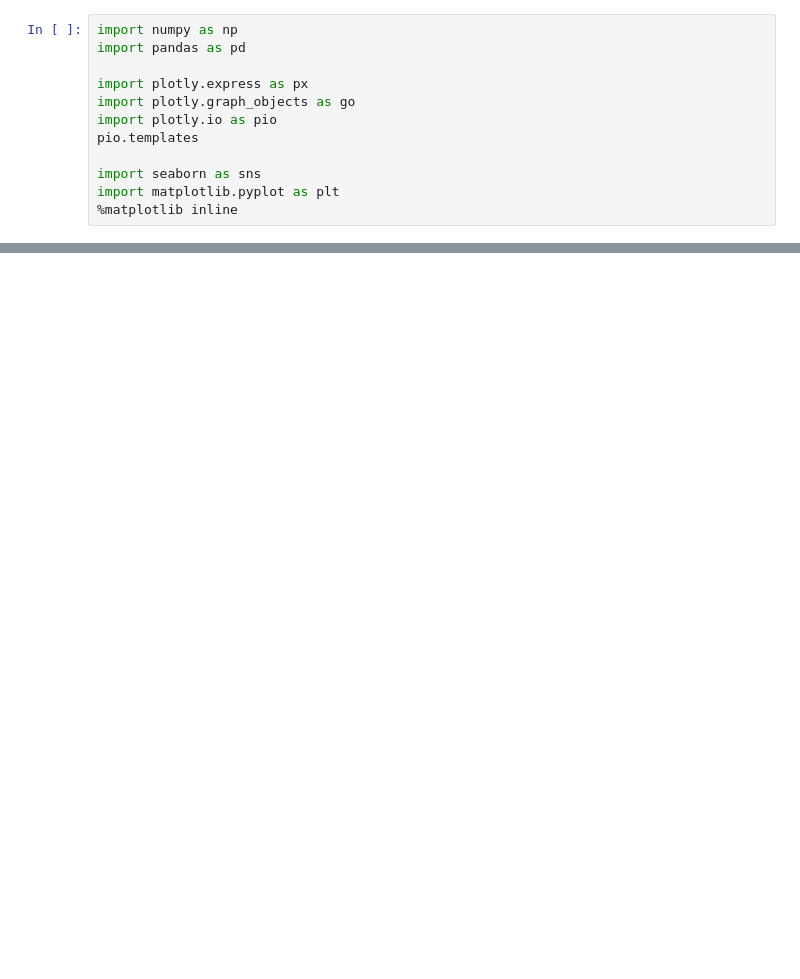
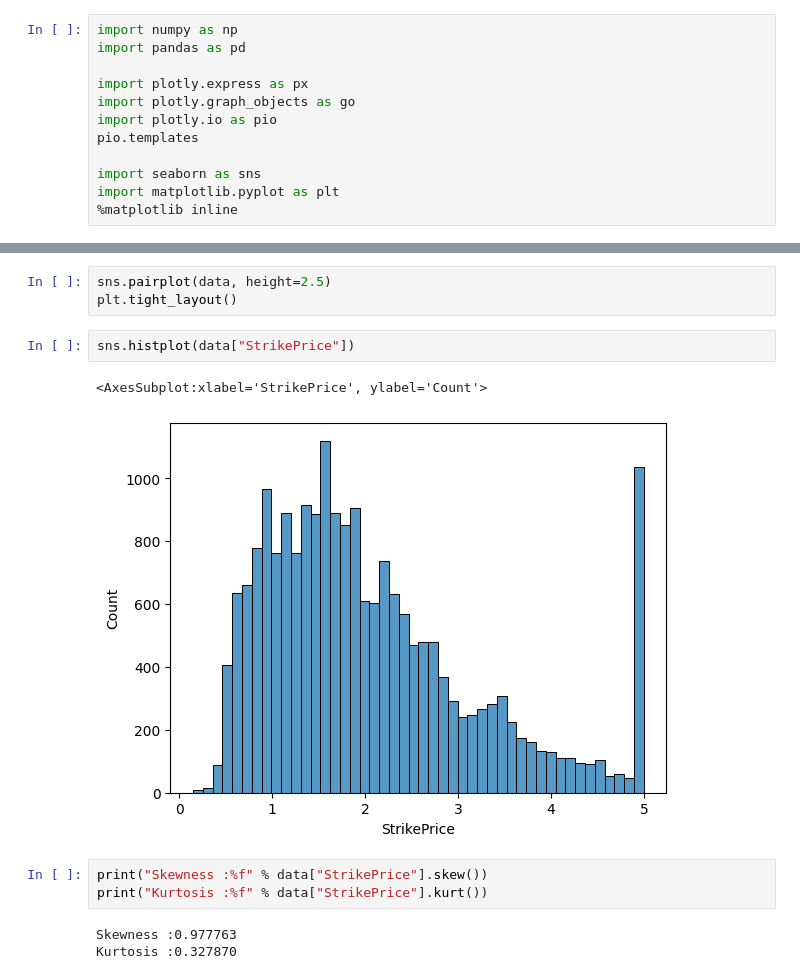
Before and after one commit to amaboh/houseprice-prediction-, a Jupyter notebook: HousePricePredictor.ipynb, the cells around one changed output, grey strips where cells are left out. Drawn from its saved outputs; the diff is of its cells as text; blank space fills up the shorter version.

Commit message:
Exploratoty data analysis, EDA

```diff
--- a/HousePricePredictor.ipynb
+++ b/HousePricePredictor.ipynb
@@ -33,0 +104,14 @@ data.head()
+# %%
+sns.pairplot(data, height=2.5)
+plt.tight_layout()
+# %%
+sns.histplot(data["StrikePrice"])
+# %% [output]
+<AxesSubplot:xlabel='StrikePrice', ylabel='Count'>
+[figure, added]
+# %%
+print("Skewness :%f" % data["StrikePrice"].skew())
+print("Kurtosis :%f" % data["StrikePrice"].kurt())
+# %% [output]
+Skewness :0.977763
+Kurtosis :0.327870
```
Also changed, not shown: parts of 11 cells of this notebook.
